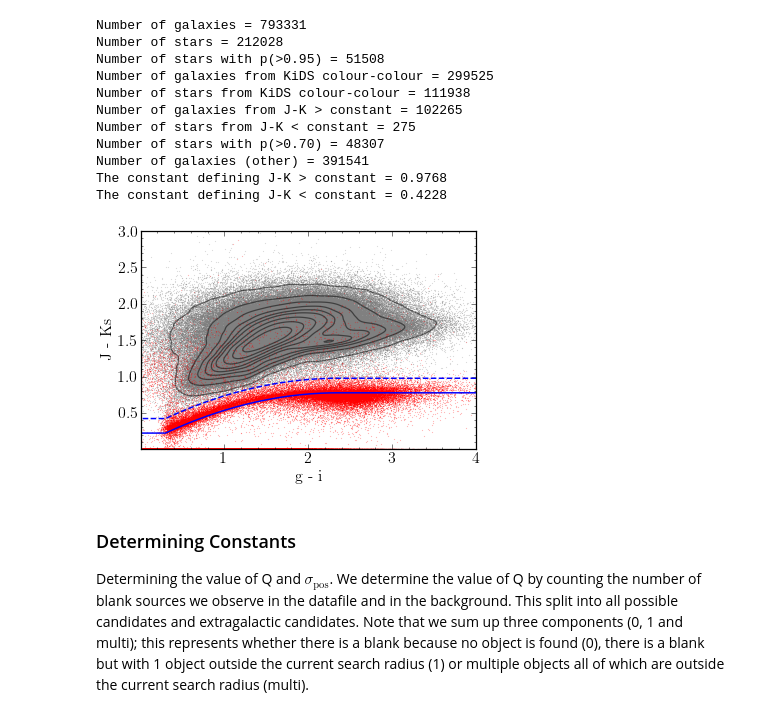
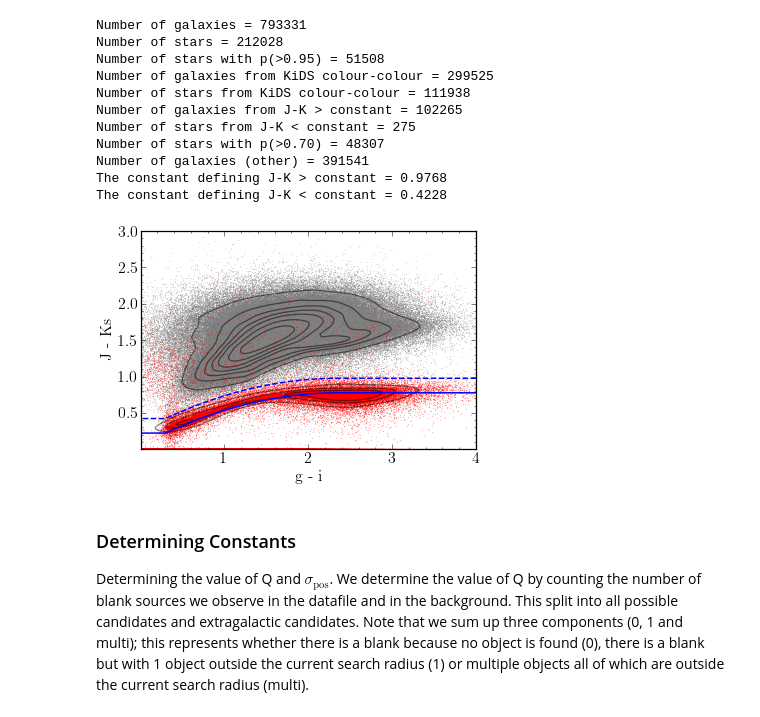
Before and after one commit to BradleyAWard/Herschel-ATLAS-DR3, a Jupyter notebook: HATLAS_DR3/15_arcsec/identifications.ipynb, the cells around one changed output. Cells and saved outputs as stored; diff of their text form; code cells hidden in the pictures.

```diff
--- a/HATLAS_DR3/15_arcsec/identifications.ipynb
+++ b/HATLAS_DR3/15_arcsec/identifications.ipynb
@@ -94,35 +94,36 @@ The constant defining J-K < constant = 0.4228
 # %%
 # Plot of the star-galaxy classification
 gi_range = np.linspace(-3, 5, 1000)
 jk_rangelocus = [utils.stellar_locus(i, 0) for i in gi_range]
 jk_rangecut = [utils.stellar_locus(i, 0.2) for i in gi_range]
 
 # Separation of stars and galaxies for the plot
 galaxies = data[data['SG'] == 1]
 stars = data[data['SG'] == 0]
 
 # Galaxies and stars for contours
 galaxies_kde = galaxies[(galaxies['MAG_GAAP_g'] - galaxies['MAG_GAAP_i'] > 0) & (galaxies['MAG_GAAP_g'] - galaxies['MAG_GAAP_i'] < 4) & (galaxies['JAPERMAG3'] - galaxies['KSAPERMAG3'] > 0) & (galaxies['JAPERMAG3'] - galaxies['KSAPERMAG3'] < 3)]
-stars_kde = stars[(stars['MAG_GAAP_g'] - stars['MAG_GAAP_i'] > 0) & (stars['MAG_GAAP_g'] - stars['MAG_GAAP_i'] < 4) & (stars['JAPERMAG3'] - stars['KSAPERMAG3'] > 0) & (stars['JAPERMAG3'] - stars['KSAPERMAG3'] < 3)]
+stars_kde = stars[(stars['MAG_GAAP_g'] - stars['MAG_GAAP_i'] > 0) & (stars['MAG_GAAP_g'] - stars['MAG_GAAP_i'] < 4) & (stars['JAPERMAG3'] - stars['KSAPERMAG3'] > 0) & (stars['JAPERMAG3'] - stars['KSAPERMAG3'] < 1)]
 
 # Separation of stars and galaxies in background for future reference
 galaxies_back = background[background['SG'] == 1]
 stars_back = background[background['SG'] == 0]
 
 plt.figure()
 plt.scatter(galaxies['MAG_GAAP_g'] - galaxies['MAG_GAAP_i'], galaxies['JAPERMAG3'] - galaxies['KSAPERMAG3'], s = 0.01, color = 'gray', rasterized = True)
 plt.scatter(stars['MAG_GAAP_g'] - stars['MAG_GAAP_i'], stars['JAPERMAG3'] - stars['KSAPERMAG3'], s = 0.01, color = 'r', rasterized = True)
-sns.kdeplot(galaxies_kde['MAG_GAAP_g'] - galaxies_kde['MAG_GAAP_i'], galaxies_kde['JAPERMAG3'] - galaxies_kde['KSAPERMAG3'], levels = 10, alpha = 0.5, color = 'k', rasterized = True)
+sns.kdeplot(galaxies_kde['MAG_GAAP_g'] - galaxies_kde['MAG_GAAP_i'], galaxies_kde['JAPERMAG3'] - galaxies_kde['KSAPERMAG3'], levels = 8, alpha = 0.5, thresh = 0.1, color = 'k', rasterized = True)
+sns.kdeplot(stars_kde['MAG_GAAP_g'] - stars_kde['MAG_GAAP_i'], stars_kde['JAPERMAG3'] - stars_kde['KSAPERMAG3'], levels = 4, alpha = 0.5, thresh = 0.25, color = 'k', rasterized = True)
 plt.plot(gi_range, jk_rangelocus, linestyle = '-', linewidth = 1.5, color = 'b')
 plt.plot(gi_range, jk_rangecut, linestyle = '--', linewidth = 1.5, color = 'b')
 plt.xlabel('g - i')
 plt.ylabel('J - Ks')
 plt.xlim(0.01, 4)
 plt.ylim(0.01, 3)
 plt.savefig(os.getcwd() + '/figures/Fig_1.pdf', format = 'pdf', dpi = 1000, bbox_inches='tight')
 plt.show()
 # %% [output]
-[figure, old version]
+[figure, new version]
 # %% [markdown]
 ### Determining Constants
 
```
Also changed, not shown: parts of 2 cells of this notebook, 1 other file.
